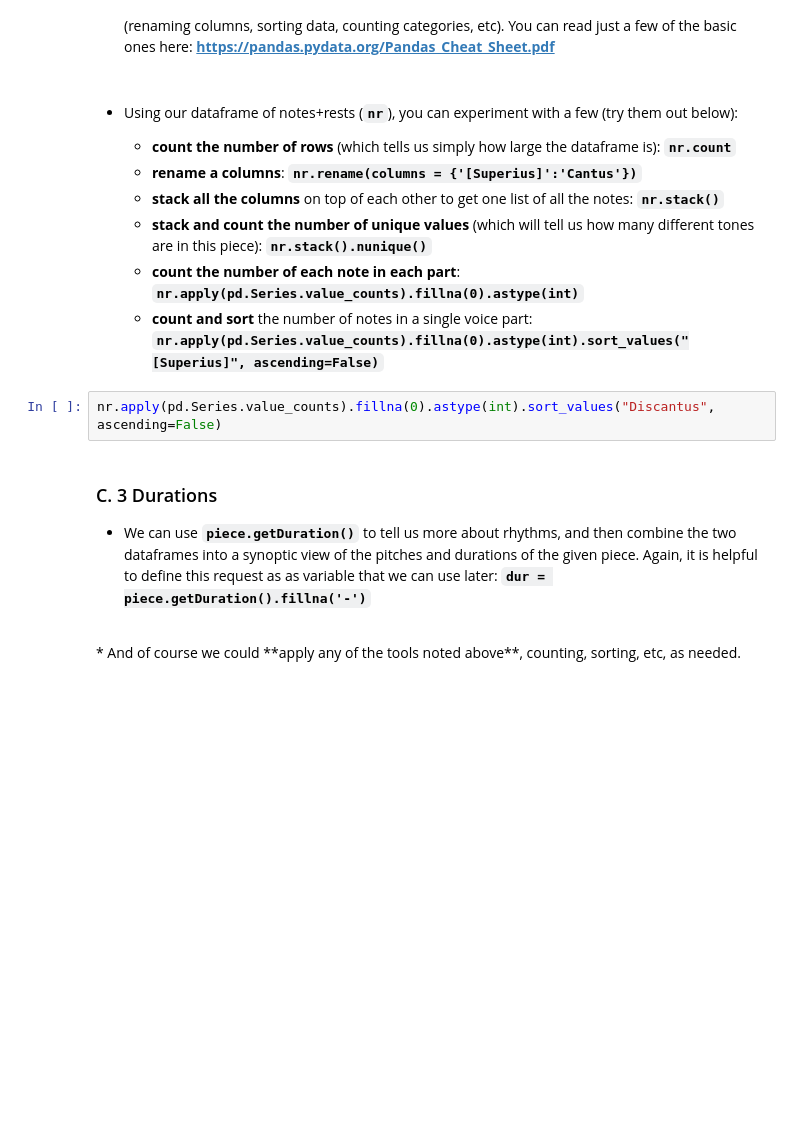
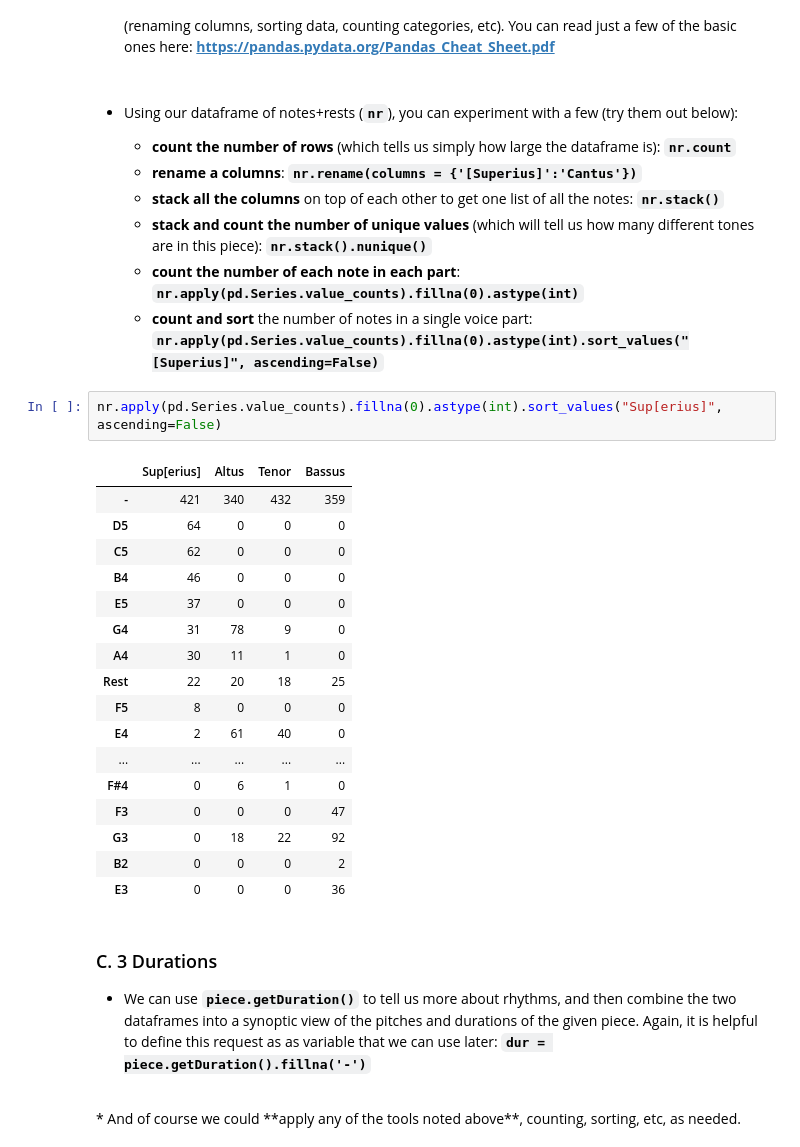
Before and after one commit to RichardFreedman/CRIM_JHUB, a Jupyter notebook: CRIM_01_Basics.ipynb, the cells around one changed output. Cells and saved outputs as stored; diff of their text form; blank space fills up the shorter version.

```diff
--- a/CRIM_01_Basics.ipynb
+++ b/CRIM_01_Basics.ipynb
@@ -185,7 +221,25 @@ nr.head(20)
     * **count the number of each note in each part**:  **`nr.apply(pd.Series.value_counts).fillna(0).astype(int)`**
     * **count and sort** the number of notes in a single voice part:  **`nr.apply(pd.Series.value_counts).fillna(0).astype(int).sort_values("[Superius]", ascending=False)`**
 # %%
-nr.apply(pd.Series.value_counts).fillna(0).astype(int).sort_values("Discantus", ascending=False)
+nr.apply(pd.Series.value_counts).fillna(0).astype(int).sort_values("Sup[erius]", ascending=False)
+# %% [output]
+|  | Sup[erius] | Altus | Tenor | Bassus |
+| - | 421 | 340 | 432 | 359 |
+| D5 | 64 | 0 | 0 | 0 |
+| C5 | 62 | 0 | 0 | 0 |
+| B4 | 46 | 0 | 0 | 0 |
+| E5 | 37 | 0 | 0 | 0 |
+| G4 | 31 | 78 | 9 | 0 |
+| A4 | 30 | 11 | 1 | 0 |
+| Rest | 22 | 20 | 18 | 25 |
+| F5 | 8 | 0 | 0 | 0 |
+| E4 | 2 | 61 | 40 | 0 |
+| ... | ... | ... | ... | ... |
+| F#4 | 0 | 6 | 1 | 0 |
+| F3 | 0 | 0 | 0 | 47 |
+| G3 | 0 | 18 | 22 | 92 |
+| B2 | 0 | 0 | 0 | 2 |
+| E3 | 0 | 0 | 0 | 36 |
 # %% [markdown]
 ### C. 3 Durations
 * We can use **`piece.getDuration()`** to tell us more about rhythms, and then combine the two dataframes into a synoptic view of the pitches and durations of the given piece.  Again, it is helpful to define this request as as variable that we can use later: **`dur = piece.getDuration().fillna('-')`**
```
Also changed, not shown: parts of 7 cells of this notebook, 2 other files.
